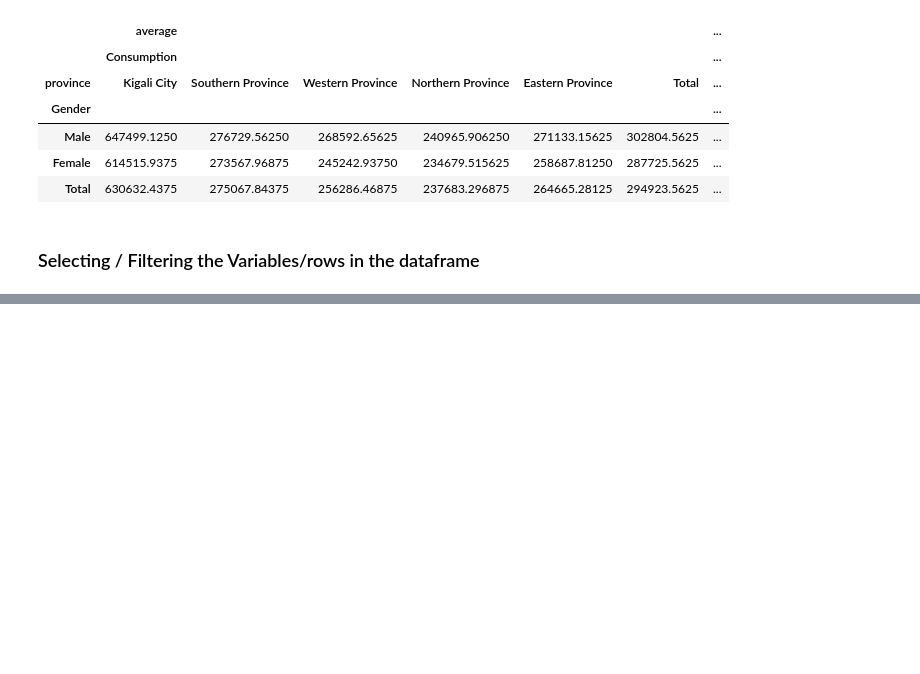
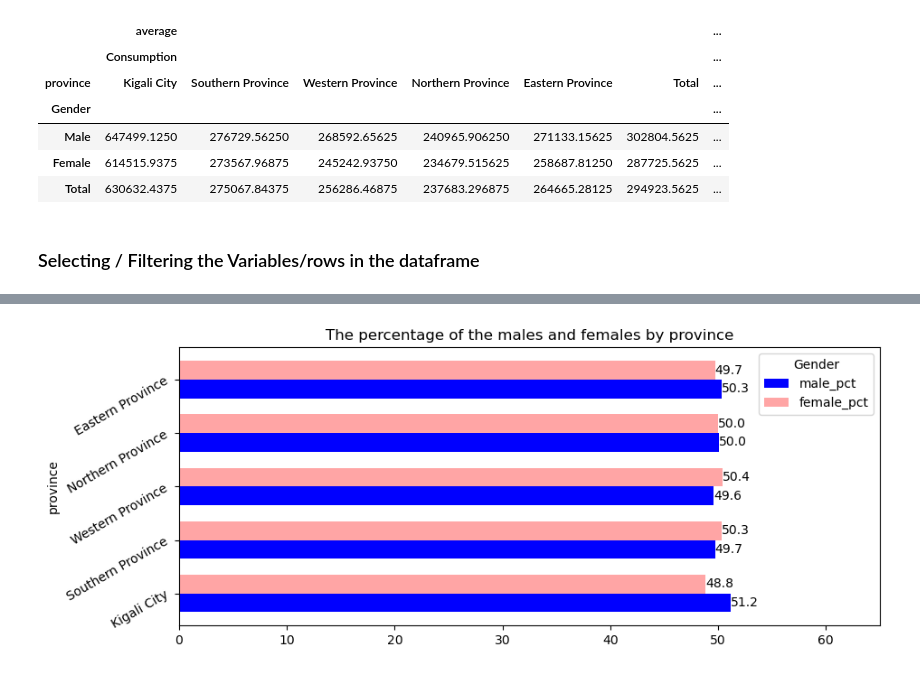
Before and after one commit to joshuaIra/Python_NISR, a Jupyter notebook: EICV5_Data_Analysis.ipynb, the cells around one changed output, grey strips where cells are left out. Cells and saved outputs as stored; diff of their text form; code cells hidden in the pictures; blank space fills up the shorter version.

```diff
--- a/EICV5_Data_Analysis.ipynb
+++ b/EICV5_Data_Analysis.ipynb
@@ -298,0 +370,18 @@ pd.pivot_table(data = df, index = ['Gender'],columns= ['province'], values = ['C
+# %%
+# We need the total percentages to sum to 100 percent in each province
+y['Total'] = y['Male']+y['Female']
+y['male_pct'] = (y['Male'] / y['Total']) * 100
+y['female_pct'] = (y['Female'] / y['Total']) * 100
+
+# Selecting the columns for males and females
+y_pct=y[['male_pct','female_pct']]
+# Plotting
+ax = y_pct.plot(kind='barh', stacked=False, figsize=(10,4), rot=30, width=0.7,color=['b','#FFA5A5'])
+plt.title('The percentage of the males and females by province')
+plt.xlim([0,65])
+# Adding value Labels
+for i in ax.containers:
+    ax.bar_label(i, fmt='%.1f', fontsize=(10))
+plt.show()
+# %% [output]
+[figure, added]
```
Also changed, not shown: parts of 12 cells of this notebook.
